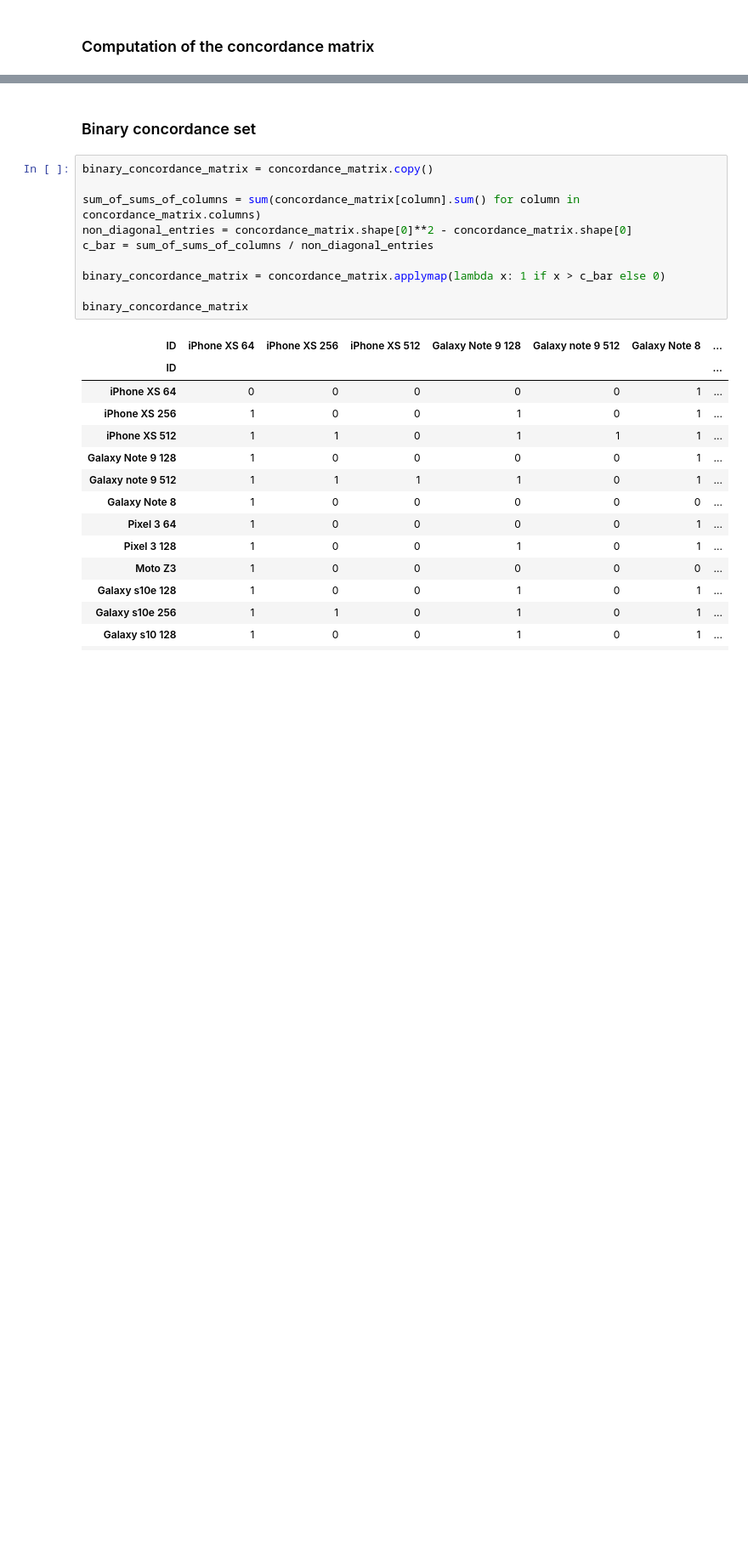
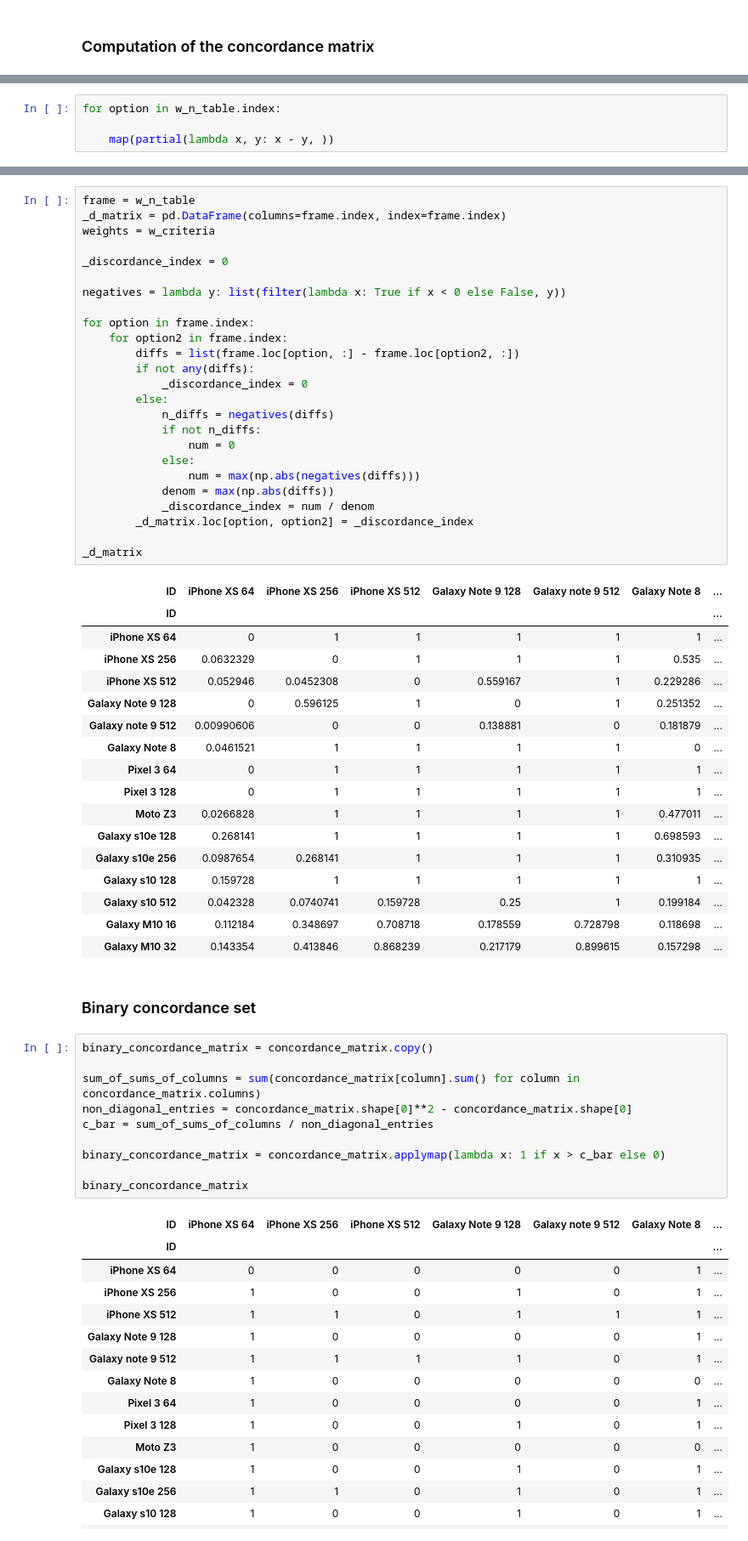
Before and after one commit to gmagannaDevelop/Electre, a Jupyter notebook: ELECTRE.ipynb, the cells around one changed output, grey strips where cells are left out. Shown: that part at 85% size. Saved outputs shown, nothing was run; the diff lists cells and outputs as text; blank space fills up the shorter version.

Commit message:
Successfully computed discordance matrix.

```diff
--- a/ELECTRE.ipynb
+++ b/ELECTRE.ipynb
@@ -262,0 +298,4 @@ concordance_matrix
+# %%
+for option in w_n_table.index:
+
+    map(partial(lambda x, y: x - y, ))
@@ -263,3 +307,46 @@ concordance_matrix
+# %%
+frame = w_n_table
+_d_matrix = pd.DataFrame(columns=frame.index, index=frame.index)
+weights = w_criteria
+
+_discordance_index = 0
+
+negatives = lambda y: list(filter(lambda x: True if x < 0 else False, y))
+
+for option in frame.index:
+    for option2 in frame.index:
+        diffs = list(frame.loc[option, :] - frame.loc[option2, :])
+        if not any(diffs):
+            _discordance_index = 0
+        else:
+            n_diffs = negatives(diffs)
+            if not n_diffs:
+                num = 0
+            else:
+                num = max(np.abs(negatives(diffs)))
+            denom = max(np.abs(diffs))
+            _discordance_index = num / denom
+        _d_matrix.loc[option, option2] = _discordance_index
+
+_d_matrix
+# %% [output]
+| ID | iPhone XS 64 | iPhone XS 256 | iPhone XS 512 | Galaxy Note 9 128 | Galaxy note 9 512 | Galaxy Note 8 | ... |
+| ID |  |  |  |  |  |  | ... |
+| iPhone XS 64 | 0 | 1 | 1 | 1 | 1 | 1 | ... |
+| iPhone XS 256 | 0.0632329 | 0 | 1 | 1 | 1 | 0.535 | ... |
+| iPhone XS 512 | 0.052946 | 0.0452308 | 0 | 0.559167 | 1 | 0.229286 | ... |
+| Galaxy Note 9 128 | 0 | 0.596125 | 1 | 0 | 1 | 0.251352 | ... |
+| Galaxy note 9 512 | 0.00990606 | 0 | 0 | 0.138881 | 0 | 0.181879 | ... |
+| Galaxy Note 8 | 0.0461521 | 1 | 1 | 1 | 1 | 0 | ... |
+| Pixel 3 64 | 0 | 1 | 1 | 1 | 1 | 1 | ... |
+| Pixel 3 128 | 0 | 1 | 1 | 1 | 1 | 1 | ... |
+| Moto Z3 | 0.0266828 | 1 | 1 | 1 | 1 | 0.477011 | ... |
+| Galaxy s10e 128 | 0.268141 | 1 | 1 | 1 | 1 | 0.698593 | ... |
+| Galaxy s10e 256 | 0.0987654 | 0.268141 | 1 | 1 | 1 | 0.310935 | ... |
+| Galaxy s10 128 | 0.159728 | 1 | 1 | 1 | 1 | 1 | ... |
+| Galaxy s10 512 | 0.042328 | 0.0740741 | 0.159728 | 0.25 | 1 | 0.199184 | ... |
+| Galaxy M10 16 | 0.112184 | 0.348697 | 0.708718 | 0.178559 | 0.728798 | 0.118698 | ... |
+| Galaxy M10 32 | 0.143354 | 0.413846 | 0.868239 | 0.217179 | 0.899615 | 0.157298 | ... |
 # %% [markdown]
 ### Binary concordance set
 # %%
```
Also changed, not shown: parts of 12 cells of this notebook, 1 other file.
